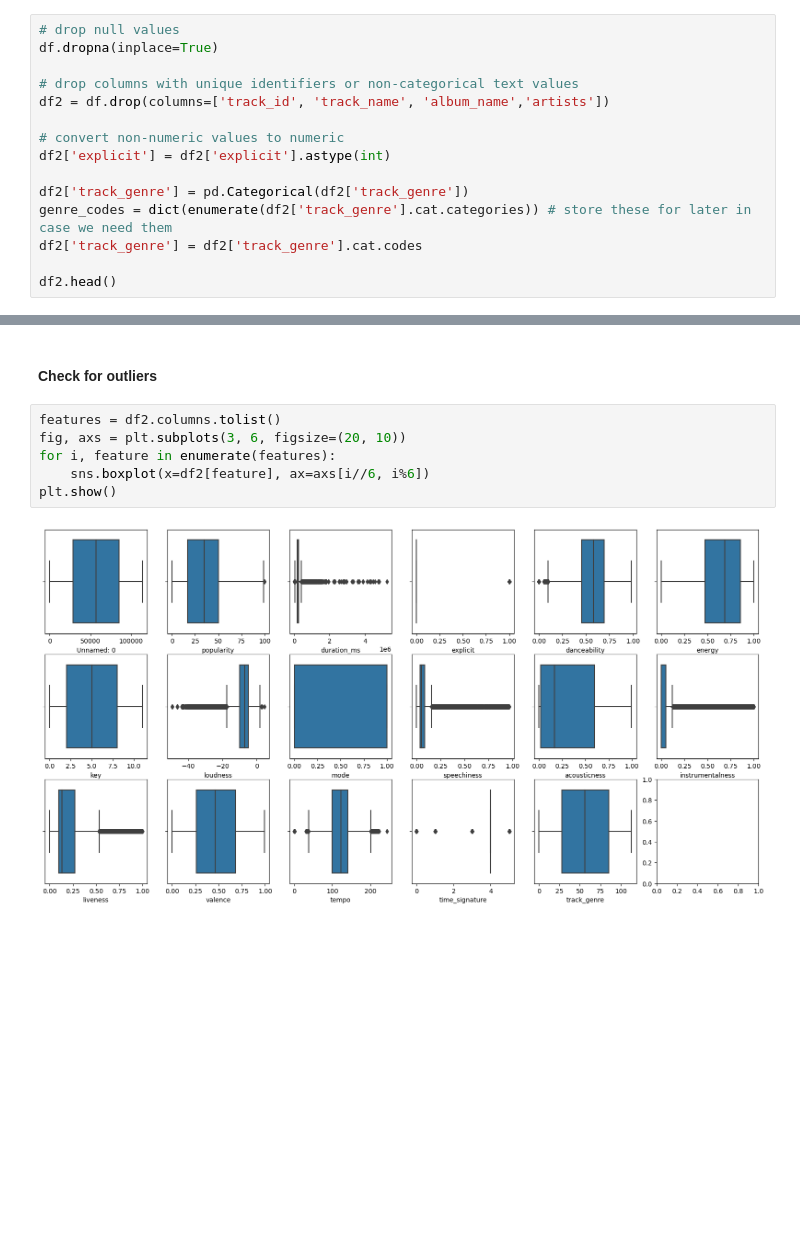
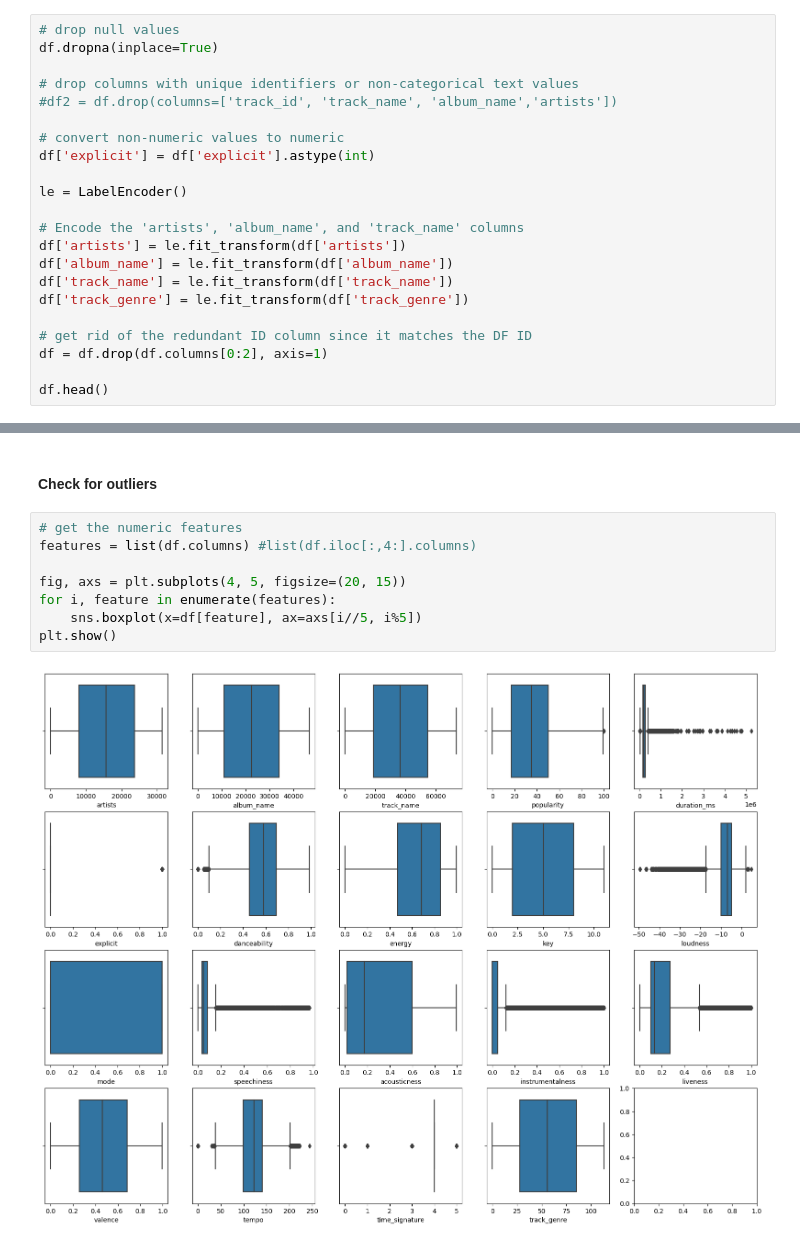
Before and after one commit to foozbat/datascience-spotify, a Jupyter notebook: EDA.ipynb, the cells around one changed output, grey strips where cells are left out. Saved outputs shown, nothing was run; the diff lists cells and outputs as text; blank space fills up the shorter version.

```diff
--- a/EDA.ipynb
+++ b/EDA.ipynb
@@ -58,14 +57,21 @@ It looks like there is only one row in the dataset without artist name, album na
 df.dropna(inplace=True)
 
 # drop columns with unique identifiers or non-categorical text values
-df2 = df.drop(columns=['track_id', 'track_name', 'album_name','artists'])
+#df2 = df.drop(columns=['track_id', 'track_name', 'album_name','artists'])
 
 # convert non-numeric values to numeric
-df2['explicit'] = df2['explicit'].astype(int)
+df['explicit'] = df['explicit'].astype(int)
 
-df2['track_genre'] = pd.Categorical(df2['track_genre'])
-genre_codes = dict(enumerate(df2['track_genre'].cat.categories)) # store these for later in case we need them
-df2['track_genre'] = df2['track_genre'].cat.codes
+le = LabelEncoder()
 
-df2.head()
+# Encode the 'artists', 'album_name', and 'track_name' columns
+df['artists'] = le.fit_transform(df['artists'])
+df['album_name'] = le.fit_transform(df['album_name'])
+df['track_name'] = le.fit_transform(df['track_name'])
+df['track_genre'] = le.fit_transform(df['track_genre'])
+
+# get rid of the redundant ID column since it matches the DF ID
+df = df.drop(df.columns[0:2], axis=1)
+
+df.head()
 # %% [output]
@@ -78,11 +84,13 @@ df2.head()
 # %% [markdown]
 #### Check for outliers
 # %%
-features = df2.columns.tolist()
-fig, axs = plt.subplots(3, 6, figsize=(20, 10))
+# get the numeric features
+features = list(df.columns) #list(df.iloc[:,4:].columns)
+
+fig, axs = plt.subplots(4, 5, figsize=(20, 15))
 for i, feature in enumerate(features):
-    sns.boxplot(x=df2[feature], ax=axs[i//6, i%6])
+    sns.boxplot(x=df[feature], ax=axs[i//5, i%5])
 plt.show()
 # %% [output]
-[figure, old version]
+[figure, new version]
 # %% [markdown]
```
Also changed, not shown: parts of 14 cells of this notebook.
